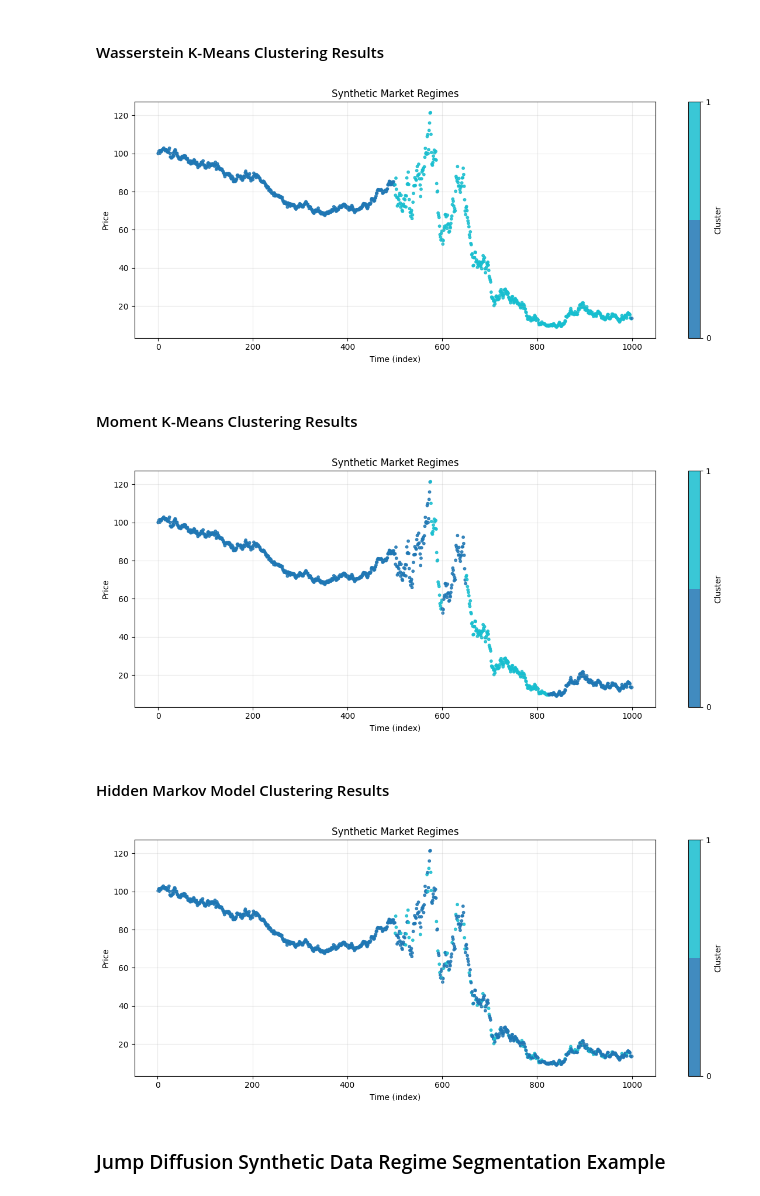
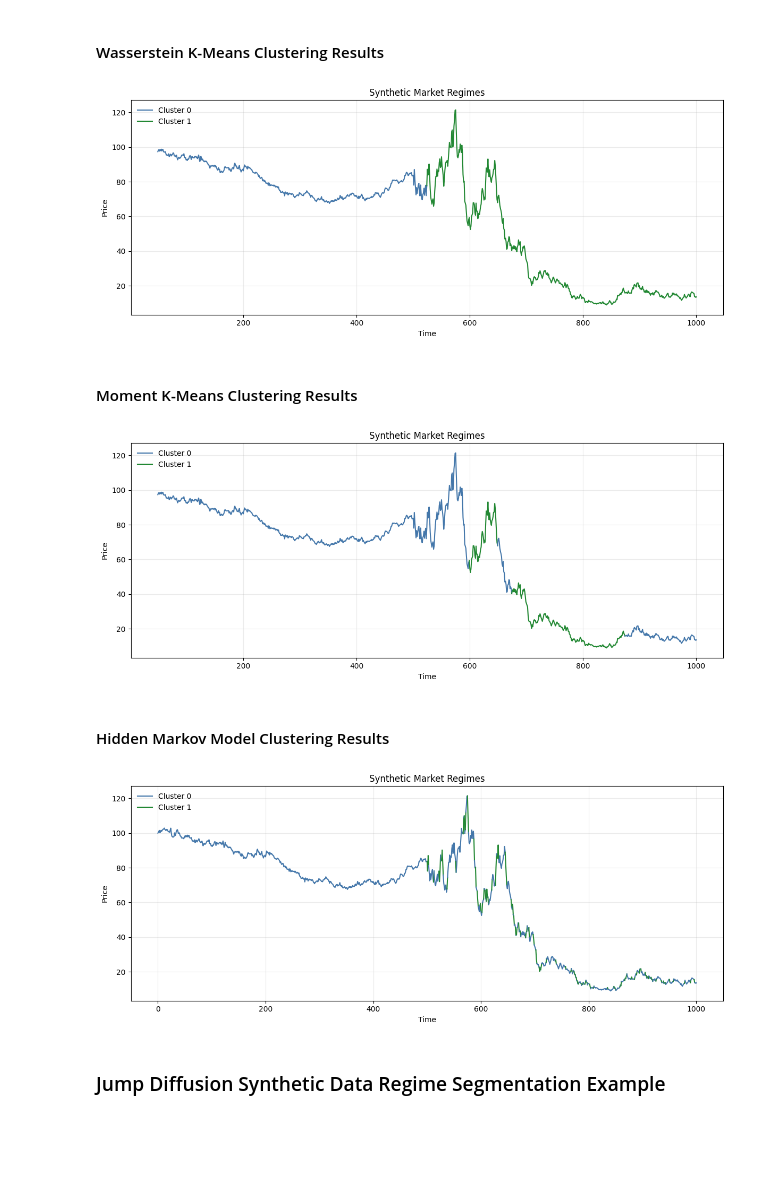
Before and after one commit to laurence1126/Wasserstein-Regime-Clustering, a Jupyter notebook: jupyter/clustering_examples.ipynb, the cells around one changed output. Drawn from its saved outputs; the diff is of its cells as text; code cells hidden in the pictures; blank space fills up the shorter version.

Commit message:
Update plotting

```diff
--- a/jupyter/clustering_examples.ipynb
+++ b/jupyter/clustering_examples.ipynb
@@ -135,6 +135,7 @@ returns = np.concatenate([
     rng.normal(0, 0.01, size=n_points // 2),
     rng.normal(0, 0.05, size=n_points // 2),
 ])
+returns = pd.Series(returns)
 prices = 100 * np.exp(np.cumsum(returns))
 prices = np.concat([np.array([100]), prices])
 
@@ -146,12 +147,12 @@ segments = segment_time_series(returns, window, step)
 # %%
 # Fit WK-means
 wkmeans = WassersteinKMeans(n_clusters=2, p=2, random_state=42)
 result = wkmeans.fit(segments)
 
 # Plot regimes
-plot_regimes_over_price(prices, segments, result.labels, window, step, title="Synthetic Market Regimes")
+plot_regimes_over_price(prices, result.labels, title="Synthetic Market Regimes")
 # %% [output]
-[figure, old version]
+[figure, new version]
 # %% [markdown]
 #### Moment K-Means Clustering Results
 # %%
@@ -160,20 +161,20 @@ mkmeans = MomentKMeans(n_clusters=2, p_moments=3, random_state=42)
 result = mkmeans.fit(segments)
 
 # Plot regimes
-plot_regimes_over_price(prices, segments, result.labels, window, step, title="Synthetic Market Regimes")
+plot_regimes_over_price(prices, result.labels, title="Synthetic Market Regimes")
 # %% [output]
-[figure, old version]
+[figure, new version]
 # %% [markdown]
 #### Hidden Markov Model Clustering Results
 # %%
 # Fit HMM clustering
 hmm_cluster = HMMClustering(n_states=2, random_state=42)
-result = hmm_cluster.fit(returns.reshape(-1, 1))
+result = hmm_cluster.fit(returns)
 
 # Plot regimes
-plot_regimes_over_price(prices, None, result.labels, window, step, title="Synthetic Market Regimes")
+plot_regimes_over_price(prices, result.labels, title="Synthetic Market Regimes")
 # %% [output]
-[figure, old version]
+[figure, new version]
 # %% [markdown]
 ### Jump Diffusion Synthetic Data Regime Segmentation Example
 # %%
```
Also changed, not shown: parts of 5 cells of this notebook, 5 other files.
